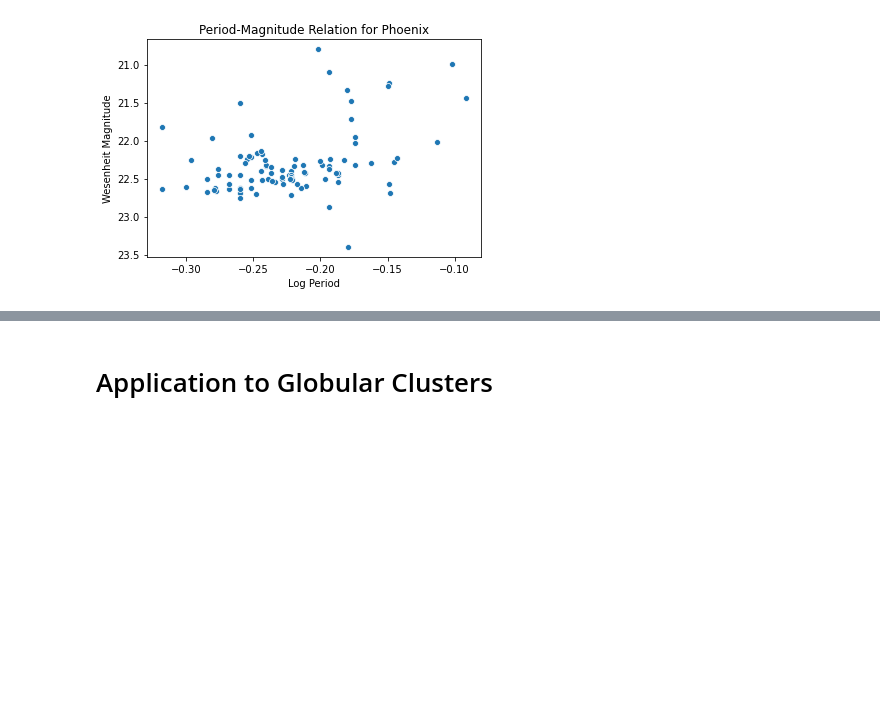
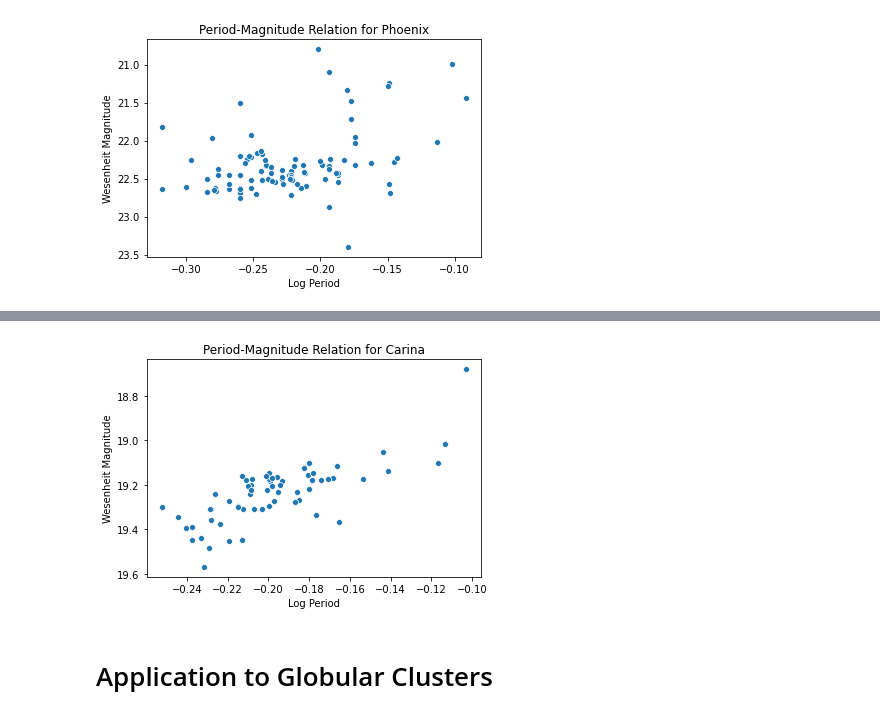
Before and after one commit to pranav-nagarajan/Variable-Stars, a Jupyter notebook: Data Analysis for Variable Stars.ipynb, the cells around one changed output, grey strips where cells are left out. Drawn from its saved outputs; the diff is of its cells as text; code cells hidden in the pictures; blank space fills up the shorter version.

Commit message:
Adding PWZ Relation for Carina

```diff
--- a/Data Analysis for Variable Stars.ipynb
+++ b/Data Analysis for Variable Stars.ipynb
@@ -850,0 +855,4 @@ plt.title(f'Period-Magnitude Relation for Phoenix');
+# %%
+carina_path = os.path.join('Carina', 'carina.txt')
+carina_names = ['Star', 'Type', 'Period (Days)', 'V Magnitude', 'I Magnitude']
+carina_graph_tab, carina_lin_reg = convert_table(carina_path, carina_names, usecols = [0, 1, 3, 6, 7])
@@ -850,0 +871,5 @@ plt.title(f'Period-Magnitude Relation for Phoenix');
+# %%
+outlier_carina = (carina_lin_reg['Wesenheit Magnitude'] == carina_lin_reg['Wesenheit Magnitude'].min())
+carina_lin_reg = carina_lin_reg.loc[~outlier_carina, :]
+display(carina_lin_reg.head())
+carina_lin_reg.to_csv('Monte Carlo/carina_mcmc.csv', index = False)
@@ -851,3 +883,10 @@ plt.title(f'Period-Magnitude Relation for Phoenix');
+# %%
+plt.figure()
+sns.scatterplot(data = carina_lin_reg, x = 'Log Period', y = 'Wesenheit Magnitude')
+plt.gca().invert_yaxis()
+plt.title(f'Period-Magnitude Relation for Carina');
+# %% [output]
+[figure, added]
 # %% [markdown]
 # Application to Globular Clusters
 # %%
```
Also changed, not shown: parts of 5 cells of this notebook, 2 other files.
